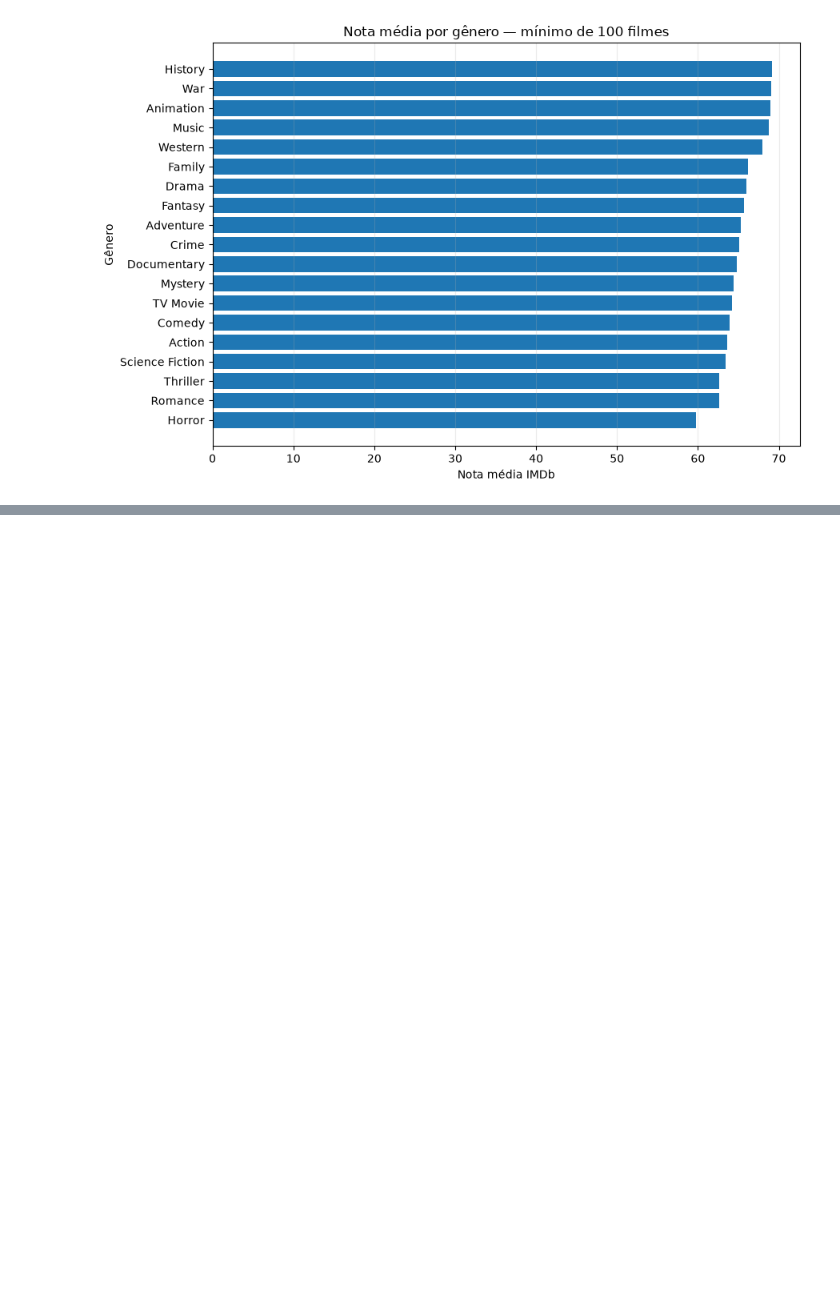
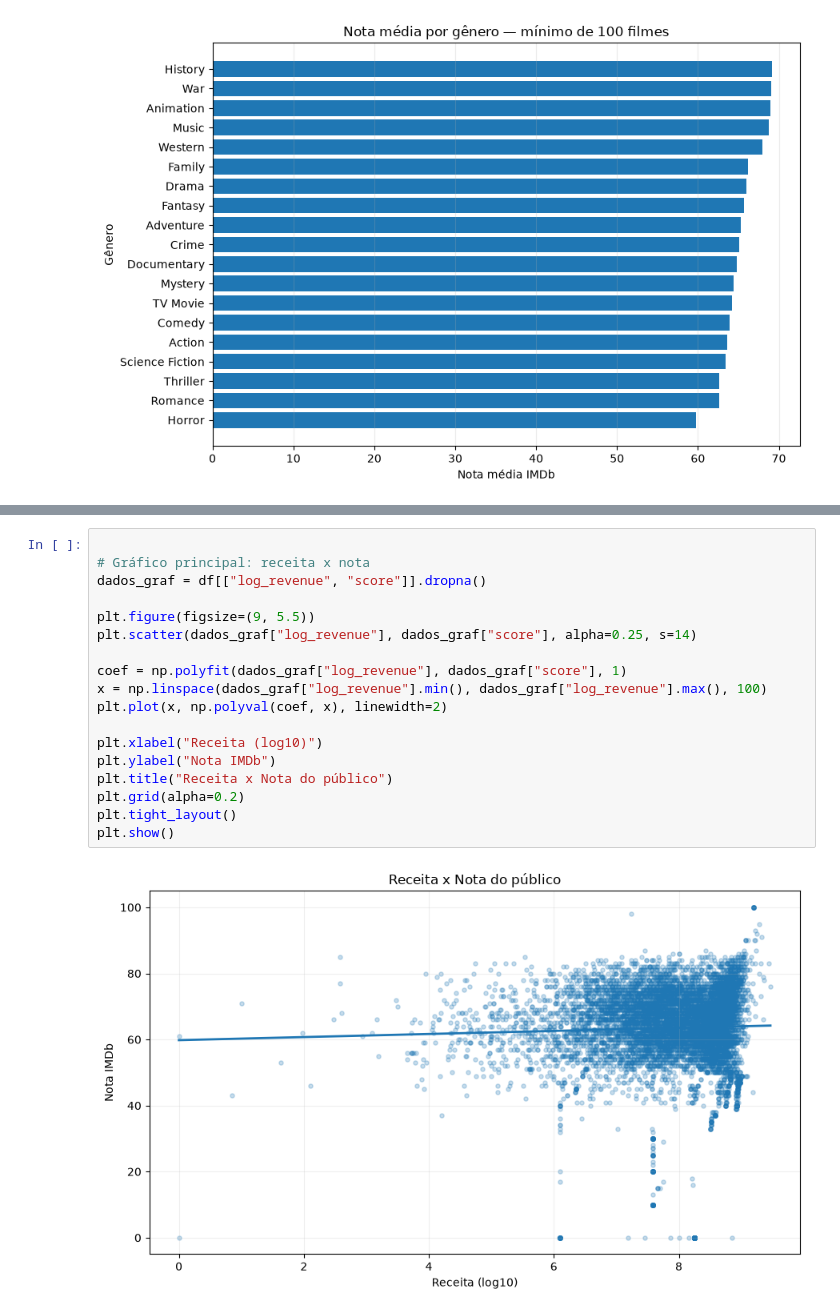
Before and after one commit to engcriscunha/Analise_de_dados_filmes, a Jupyter notebook: src/analise.ipynb, the cells around one changed output, grey strips where cells are left out. Saved outputs shown, nothing was run; the diff lists cells and outputs as text; blank space fills up the shorter version.

```diff
--- a/src/analise.ipynb
+++ b/src/analise.ipynb
@@ -190,0 +477,20 @@ plt.show()
+# %%
+
+# Gráfico principal: receita x nota
+dados_graf = df[["log_revenue", "score"]].dropna()
+
+plt.figure(figsize=(9, 5.5))
+plt.scatter(dados_graf["log_revenue"], dados_graf["score"], alpha=0.25, s=14)
+
+coef = np.polyfit(dados_graf["log_revenue"], dados_graf["score"], 1)
+x = np.linspace(dados_graf["log_revenue"].min(), dados_graf["log_revenue"].max(), 100)
+plt.plot(x, np.polyval(coef, x), linewidth=2)
+
+plt.xlabel("Receita (log10)")
+plt.ylabel("Nota IMDb")
+plt.title("Receita x Nota do público")
+plt.grid(alpha=0.2)
+plt.tight_layout()
+plt.show()
+# %% [output]
+[figure, added]
```
Also changed, not shown: parts of 31 cells of this notebook.
